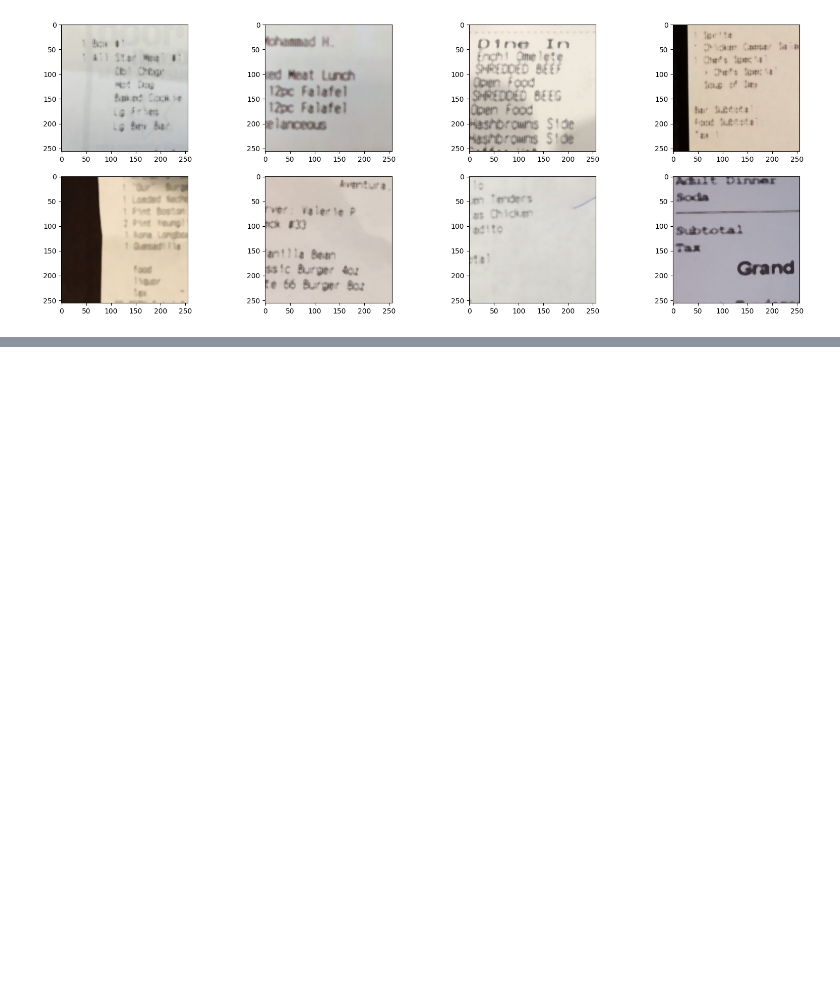
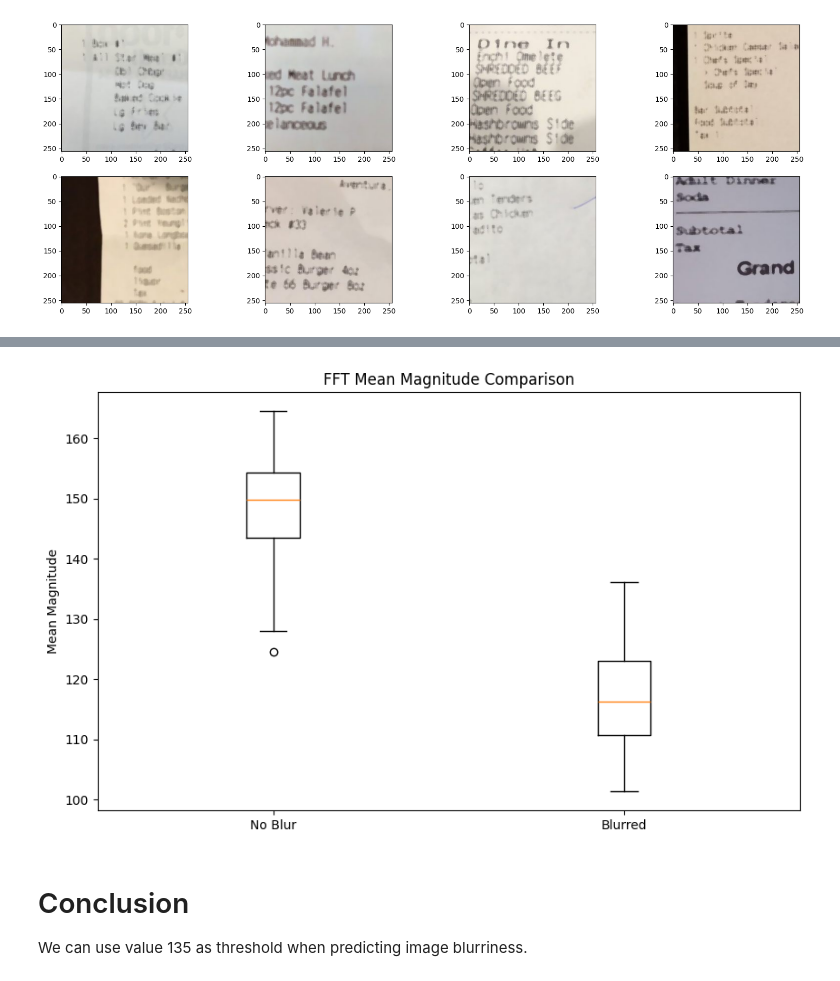
Before and after one commit to alex-s-888/Blurry-Image-Detection-FFT, a Jupyter notebook: model/notebook.ipynb, the cells around one changed output, grey strips where cells are left out. Cells and saved outputs as stored; diff of their text form; code cells hidden in the pictures; blank space fills up the shorter version.

```diff
--- a/model/notebook.ipynb
+++ b/model/notebook.ipynb
@@ -244,0 +76,34 @@ Captures:
+# %%
+def to_grayscale(image_array):
+  return np.dot(image_array[..., :3], [0.2989, 0.5870, 0.1140])
+# %%
+def fft_mean_magnitude(image_array):
+  # Perform FFT
+  f = np.fft.fft2(image_array)
+  fshift = np.fft.fftshift(f)
+  magnitude_spectrum = 20 * np.log(np.abs(fshift))
+
+  # Calculate the mean of the magnitude spectrum
+  mean_magnitude = np.mean(magnitude_spectrum)
+  return mean_magnitude
+# %%
+means_noblur = []
+for img_path in glob.glob(extract_dir + '/train/noblur/*.jpg'):
+    means_noblur.append(fft_mean_magnitude(to_grayscale(load_image_as_array(img_path))))
+# %%
+means_blurred = []
+for img_path in glob.glob(extract_dir + '/train/blurred/*.jpg'):
+    means_blurred.append(fft_mean_magnitude(to_grayscale(load_image_as_array(img_path))))
+# %%
+import matplotlib.pyplot as plt
+
+plt.figure(figsize=(10, 6))
+plt.boxplot([means_noblur, means_blurred], tick_labels=['No Blur', 'Blurred'])
+plt.title('FFT Mean Magnitude Comparison')
+plt.ylabel('Mean Magnitude')
+plt.show()
+# %% [output]
+[figure, added]
+# %% [markdown]
+# Conclusion
+We can use value 135 as threshold when predicting image blurriness.
```
Also changed, not shown: parts of 22 cells of this notebook.
